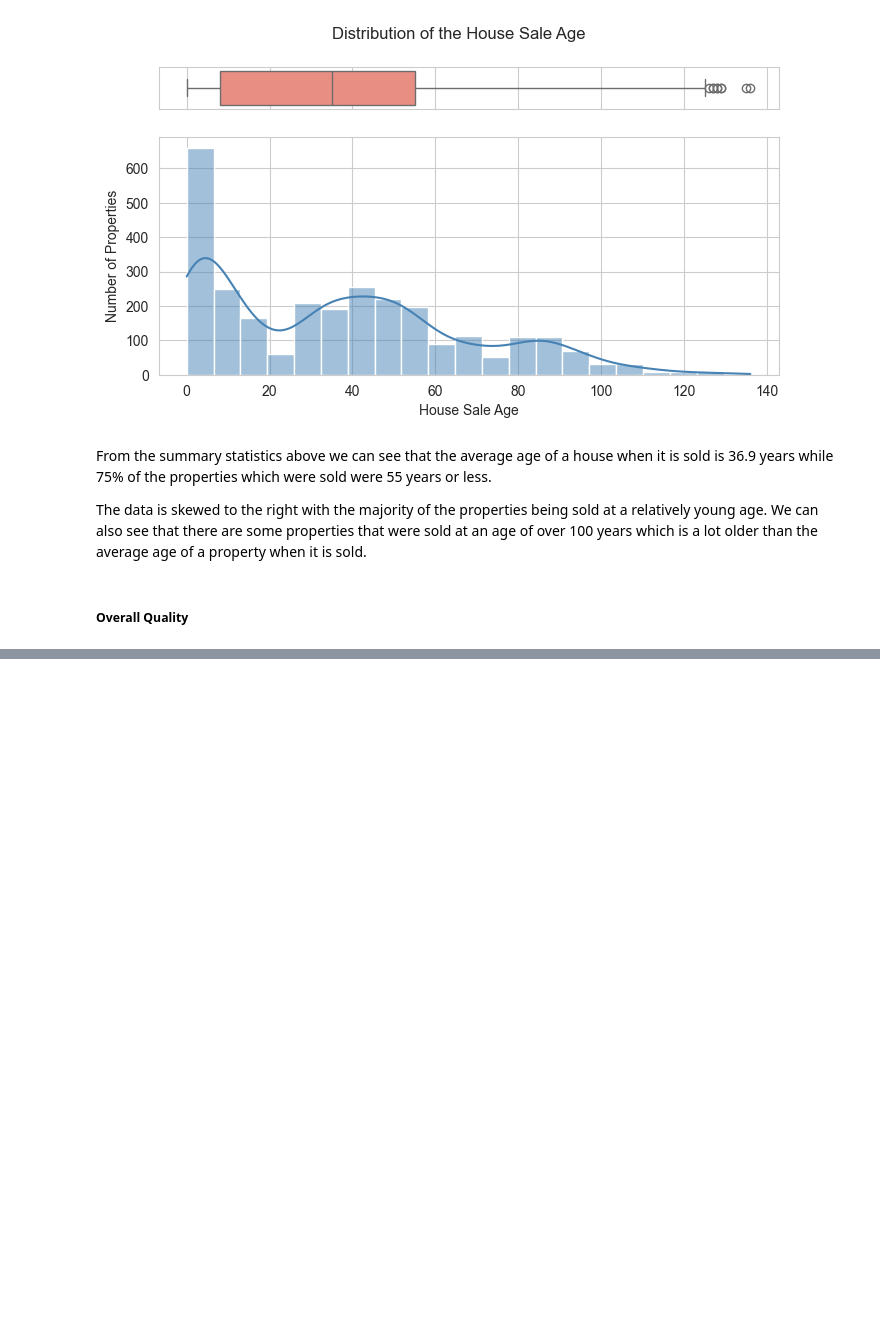
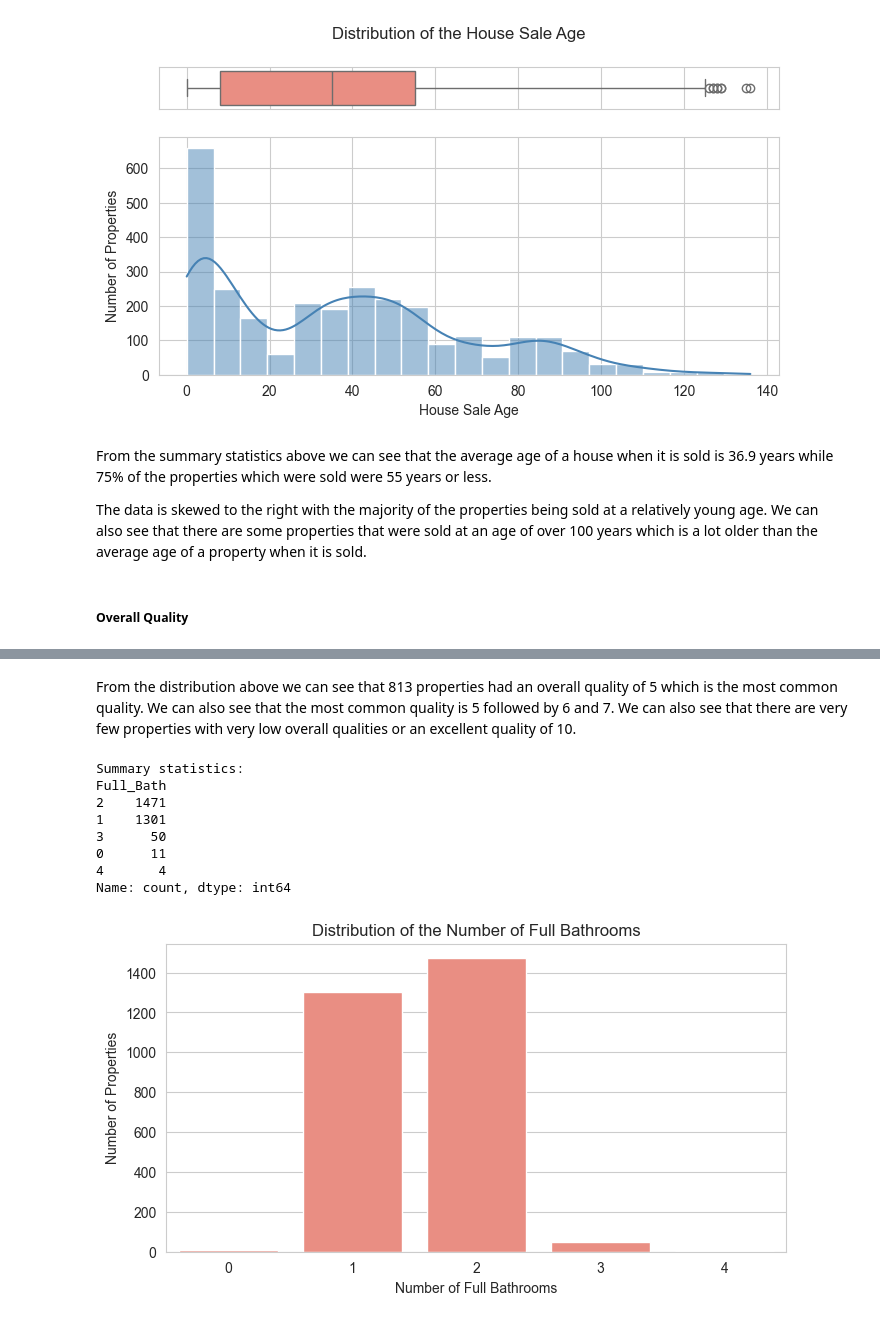
Before and after one commit to rongachoka/House_Prices_Dataset_-coursework-, a Jupyter notebook: index_updated.ipynb, the cells around one changed output, grey strips where cells are left out. Drawn from its saved outputs; the diff is of its cells as text; code cells hidden in the pictures; blank space fills up the shorter version.

```diff
--- a/index_updated.ipynb
+++ b/index_updated.ipynb
@@ -1415,0 +1417,16 @@ Name: count, dtype: int64
+# %% [markdown]
+From the distribution above we can see that 813 properties had an overall quality of 5 which is the most common quality. We can also see that the most common quality is 5 followed by 6 and 7. We can also see that there are very few properties with very low overall qualities or an excellent quality of 10.
+# %%
+# Full Bath
+plot_discrete_values(df_updated_1, columns="Full_Bath", title="Distribution of the Number of Full Bathrooms",
+                xlabel="Number of Full Bathrooms", ylabel="Number of Properties")
+# %% [output]
+Summary statistics:
+Full_Bath
+2    1471
+1    1301
+3      50
+0      11
+4       4
+Name: count, dtype: int64
+[figure, added]
```
Also changed, not shown: parts of 55 cells of this notebook.
